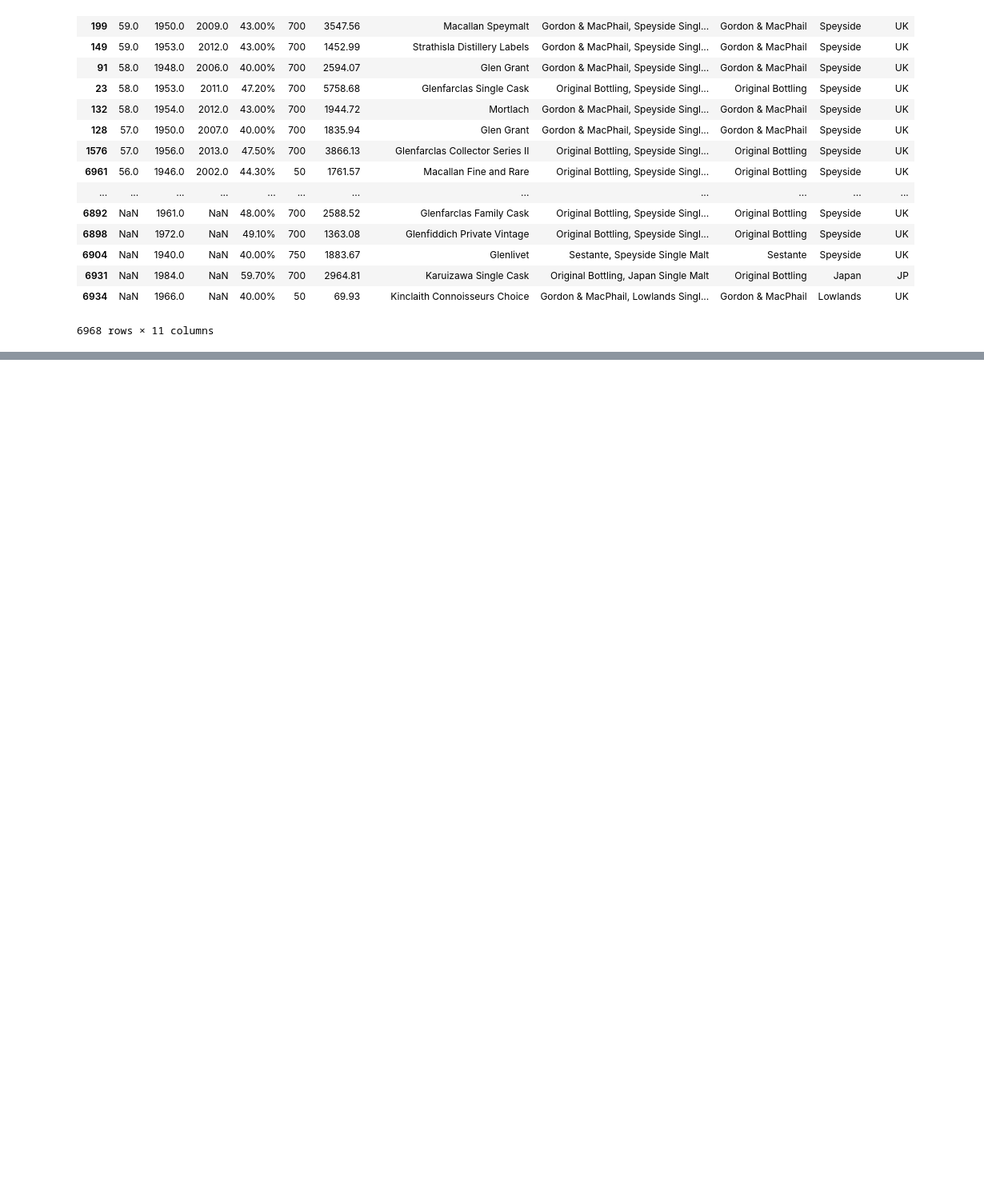
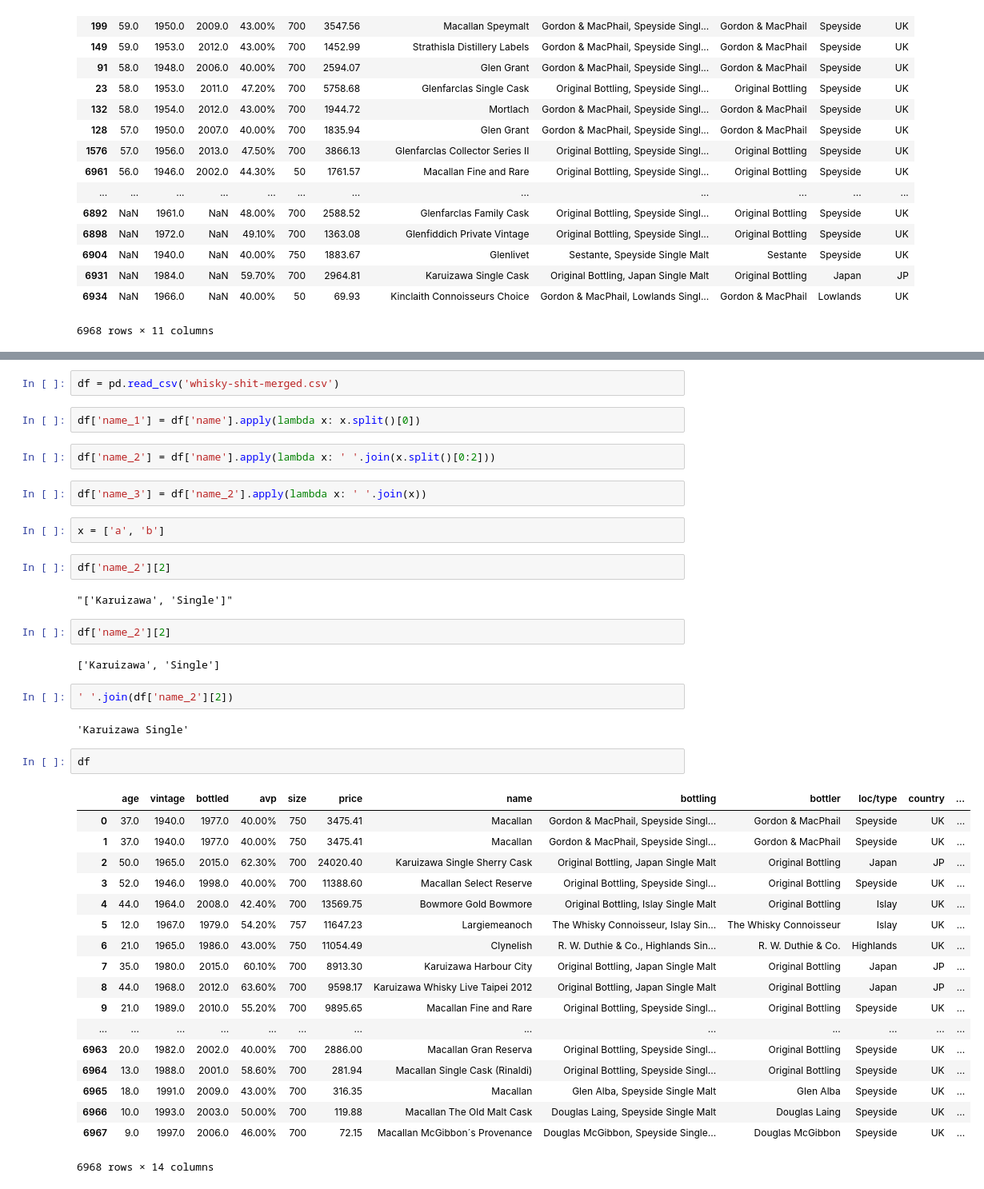
Before and after one commit to Axemen/Project-3, a Jupyter notebook: raw-data/Whisky-shit/cleaning-whisky-shit.ipynb, the cells around one changed output, grey strips where cells are left out. Shown: that part at 80% size. Drawn from its saved outputs; the diff is of its cells as text; blank space fills up the shorter version.

```diff
--- a/raw-data/Whisky-shit/cleaning-whisky-shit.ipynb
+++ b/raw-data/Whisky-shit/cleaning-whisky-shit.ipynb
@@ -132,0 +135,43 @@ df.sort_values(by= 'age', ascending = False)
+# %%
+df = pd.read_csv('whisky-shit-merged.csv')
+# %%
+df['name_1'] = df['name'].apply(lambda x: x.split()[0])
+# %%
+df['name_2'] = df['name'].apply(lambda x: ' '.join(x.split()[0:2]))
+# %%
+df['name_3'] = df['name_2'].apply(lambda x: ' '.join(x))
+# %%
+x = ['a', 'b']
+# %%
+df['name_2'][2]
+# %% [output]
+"['Karuizawa', 'Single']"
+# %%
+df['name_2'][2]
+# %% [output]
+['Karuizawa', 'Single']
+# %%
+' '.join(df['name_2'][2])
+# %% [output]
+'Karuizawa Single'
+# %%
+df
+# %% [output]
+|  | age | vintage | bottled | avp | size | price | name | bottling | bottler | loc/type | country | ... |
+| 0 | 37.0 | 1940.0 | 1977.0 | 40.00% | 750 | 3475.41 | Macallan | Gordon & MacPhail, Speyside Singl... | Gordon & MacPhail | Speyside | UK | ... |
+| 1 | 37.0 | 1940.0 | 1977.0 | 40.00% | 750 | 3475.41 | Macallan | Gordon & MacPhail, Speyside Singl... | Gordon & MacPhail | Speyside | UK | ... |
+| 2 | 50.0 | 1965.0 | 2015.0 | 62.30% | 700 | 24020.40 | Karuizawa Single Sherry Cask | Original Bottling, Japan Single Malt | Original Bottling | Japan | JP | ... |
+| 3 | 52.0 | 1946.0 | 1998.0 | 40.00% | 700 | 11388.60 | Macallan Select Reserve | Original Bottling, Speyside Singl... | Original Bottling | Speyside | UK | ... |
+| 4 | 44.0 | 1964.0 | 2008.0 | 42.40% | 700 | 13569.75 | Bowmore Gold Bowmore | Original Bottling, Islay Single Malt | Original Bottling | Islay | UK | ... |
+| 5 | 12.0 | 1967.0 | 1979.0 | 54.20% | 757 | 11647.23 | Largiemeanoch | The Whisky Connoisseur, Islay Sin... | The Whisky Connoisseur | Islay | UK | ... |
+| 6 | 21.0 | 1965.0 | 1986.0 | 43.00% | 750 | 11054.49 | Clynelish | R. W. Duthie & Co., Highlands Sin... | R. W. Duthie & Co. | Highlands | UK | ... |
+| 7 | 35.0 | 1980.0 | 2015.0 | 60.10% | 700 | 8913.30 | Karuizawa Harbour City | Original Bottling, Japan Single Malt | Original Bottling | Japan | JP | ... |
+| 8 | 44.0 | 1968.0 | 2012.0 | 63.60% | 700 | 9598.17 | Karuizawa Whisky Live Taipei 2012 | Original Bottling, Japan Single Malt | Original Bottling | Japan | JP | ... |
+| 9 | 21.0 | 1989.0 | 2010.0 | 55.20% | 700 | 9895.65 | Macallan Fine and Rare | Original Bottling, Speyside Singl... | Original Bottling | Speyside | UK | ... |
+| ... | ... | ... | ... | ... | ... | ... | ... | ... | ... | ... | ... | ... |
+| 6963 | 20.0 | 1982.0 | 2002.0 | 40.00% | 700 | 2886.00 | Macallan Gran Reserva | Original Bottling, Speyside Singl... | Original Bottling | Speyside | UK | ... |
+| 6964 | 13.0 | 1988.0 | 2001.0 | 58.60% | 700 | 281.94 | Macallan Single Cask (Rinaldi) | Original Bottling, Speyside Singl... | Original Bottling | Speyside | UK | ... |
+| 6965 | 18.0 | 1991.0 | 2009.0 | 43.00% | 700 | 316.35 | Macallan | Glen Alba, Speyside Single Malt | Glen Alba | Speyside | UK | ... |
+| 6966 | 10.0 | 1993.0 | 2003.0 | 50.00% | 700 | 119.88 | Macallan The Old Malt Cask | Douglas Laing, Speyside Single Malt | Douglas Laing | Speyside | UK | ... |
+| 6967 | 9.0 | 1997.0 | 2006.0 | 46.00% | 700 | 72.15 | Macallan McGibbon´s Provenance | Douglas McGibbon, Speyside Single... | Douglas McGibbon | Speyside | UK | ... |
+6968 rows × 14 columns
```
Also changed, not shown: parts of 1 cell of this notebook, 3 other files.
